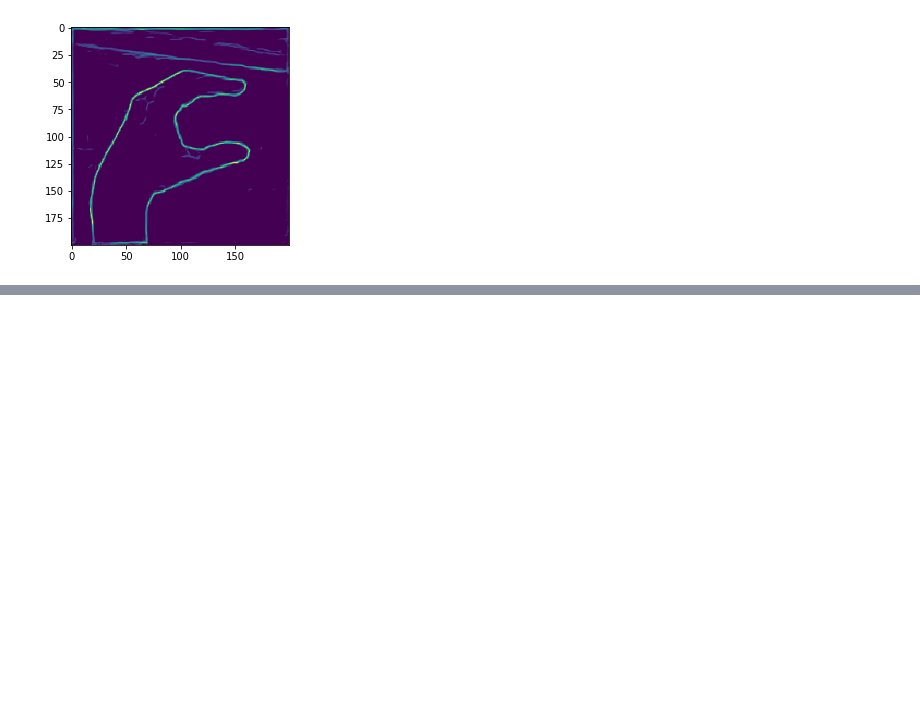
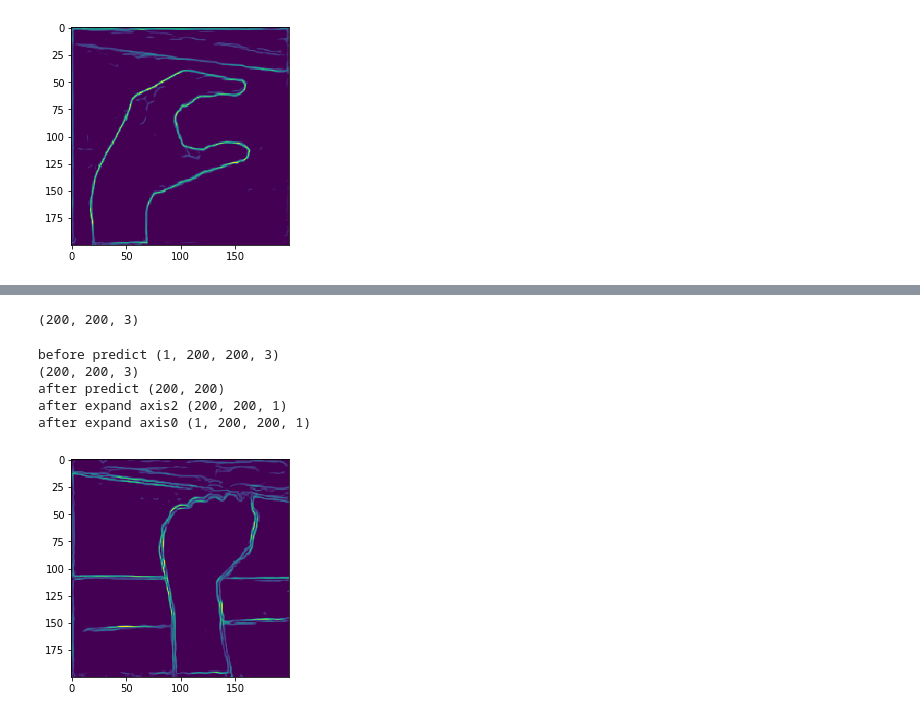
Before and after one commit to sam-thurman/asl_alphabet_image_classification, a Jupyter notebook: notebooks/model_explain.ipynb, the cells around one changed output, grey strips where cells are left out. Saved outputs shown, nothing was run; the diff lists cells and outputs as text; code cells hidden in the pictures; blank space fills up the shorter version.

```diff
--- a/notebooks/model_explain.ipynb
+++ b/notebooks/model_explain.ipynb
@@ -156,3 +233,27 @@ explanation = explainer.explain_instance(Xi, model.predict)
+# %%
+print(Xi.shape)
+def predict(image):
+    print('before predict',image.shape)
+    image = detect_edges.predict_custom_image(image)
+    print('after predict',image.shape)
+#     image = np.squeeze(image, axis=2)
+    image = np.expand_dims(image, axis=2)
+    print('after expand axis2',image.shape)
+    image = np.expand_dims(image, axis=0)
+    plt.imshow(array_to_img(image[0]))
+    print('after expand axis0',image.shape)
+
+    return model.predict(image)
+
+explanation = explainer.explain_instance(Xi, predict, num_samples=1)
+# %% [output]
+(200, 200, 3)
+before predict (1, 200, 200, 3)
+(200, 200, 3)
+after predict (200, 200)
+after expand axis2 (200, 200, 1)
+after expand axis0 (1, 200, 200, 1)
+[figure, added]
 # %%
 from skimage.segmentation import mark_boundaries
 
```
Also changed, not shown: parts of 14 cells of this notebook, 6 other files.
